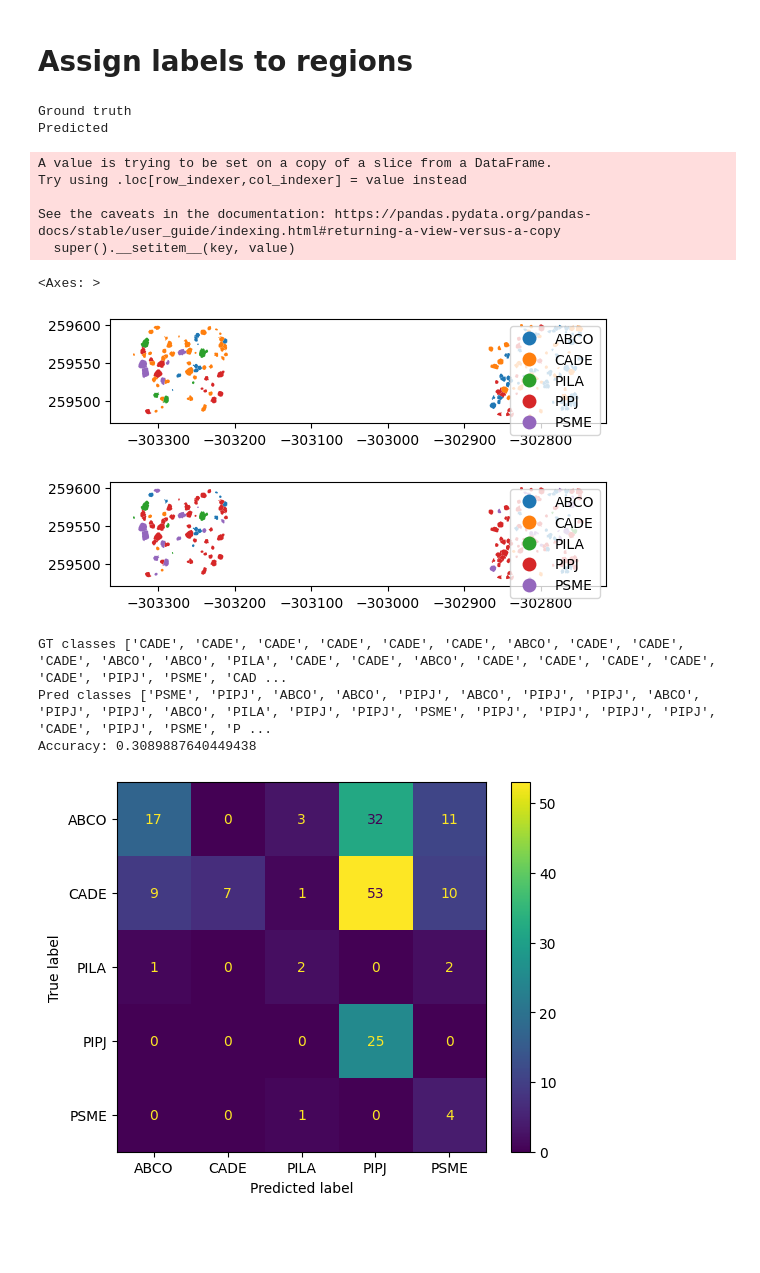
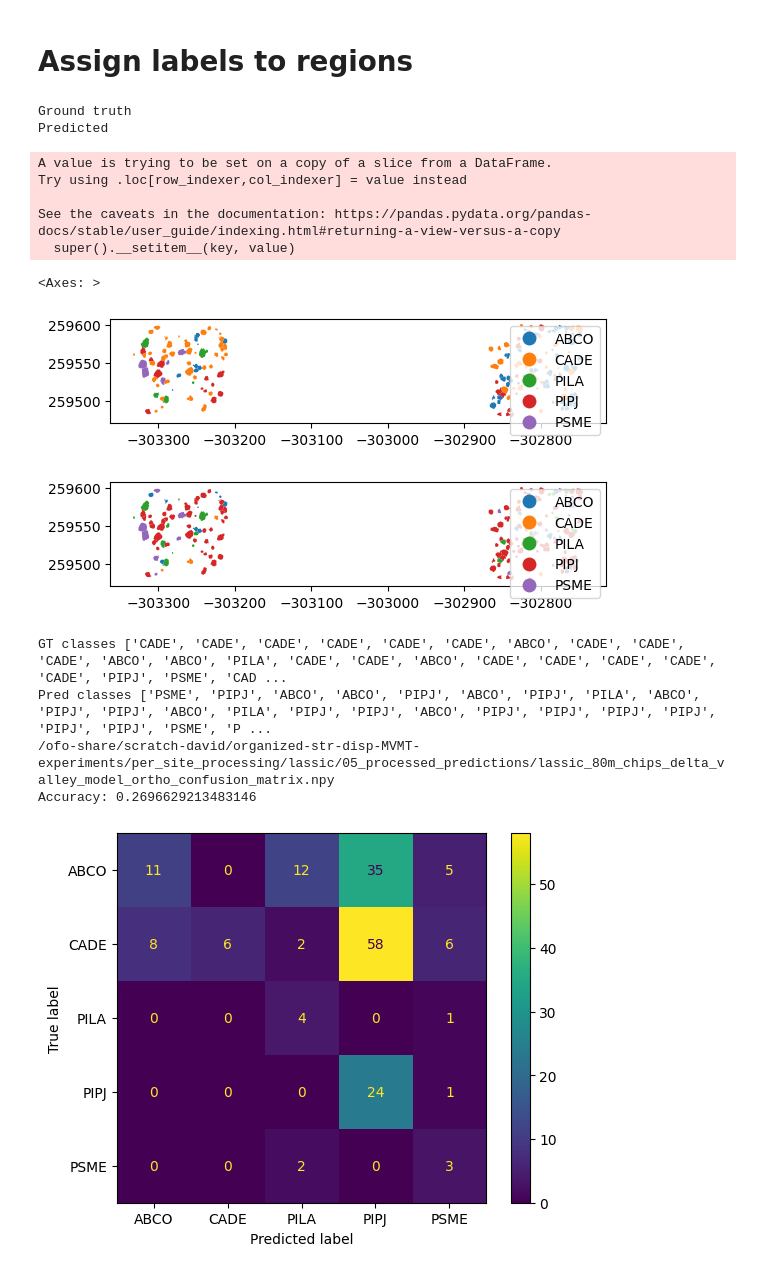
Before and after one commit to russelldj/str-disp-experiments, a Jupyter notebook: scripts/ortho/3_inference/3_inference_ortho_lassic.ipynb, the cells around one changed output. Saved outputs shown, nothing was run; the diff lists cells and outputs as text; code cells hidden in the pictures; blank space fills up the shorter version.

Commit message:
Add old ortho inference

```diff
--- a/scripts/ortho/3_inference/3_inference_ortho_lassic.ipynb
+++ b/scripts/ortho/3_inference/3_inference_ortho_lassic.ipynb
@@ -44,7 +44,7 @@ from constants import (
 # Define constants
 # %%
 INFERENCE_SITE = "lassic"
-training_sites = sorted(["chips", "delta"])
+training_sites = sorted(["chips", "delta", "valley"])
 # %%
 logging.basicConfig(level="INFO")
 # %%
@@ -170,29 +170,31 @@ See the caveats in the documentation: https://pandas.pydata.org/pandas-docs/stab
   super().__setitem__(key, value)
 <Axes: >
 [figure]
-[figure, old version]
+[figure, new version]
 # %%
-NUMPY_EXPORT_CONFUSION_MATRIX_FILE = get_numpy_export_confusion_matrix_file(
-    inference_site=INFERENCE_SITE, is_ortho=True
+NUMPY_EXPORT_CONFUSION_MATRIX_FILE = get_numpy_export_cf_filename(
+    prediction_site_name=INFERENCE_SITE, training_sites=training_sites, is_ortho=True
 )
 FIGURE_EXPORT_CONFUSION_MATRIX_FILE = get_figure_export_confusion_matrix_file(
     inference_site=INFERENCE_SITE, is_ortho=True
 )
 
 gt_list = site_gdf[LABELS_COLUMN].tolist()
 pred_list = site_gdf["pred_class"].tolist()
 print(f"GT classes {gt_list}")
 print(f"Pred classes {pred_list}")
 
 # export and show
 cf, classess, accuracy = compute_and_show_cf(
     pred_labels=pred_list, gt_labels=gt_list, labels=list(IDS_TO_LABELS.values()),
     savefile=FIGURE_EXPORT_CONFUSION_MATRIX_FILE,
 )
+print(NUMPY_EXPORT_CONFUSION_MATRIX_FILE)
 np.save(NUMPY_EXPORT_CONFUSION_MATRIX_FILE, cf)
 print(f"Accuracy: {accuracy}")
 # %% [output]
 GT classes ['CADE', 'CADE', 'CADE', 'CADE', 'CADE', 'CADE', 'ABCO', 'CADE', 'CADE', 'CADE', 'ABCO', 'ABCO', 'PILA', 'CADE', 'CADE', 'ABCO', 'CADE', 'CADE', 'CADE', 'CADE', 'CADE', 'PIPJ', 'PSME', 'CAD ...
-Pred classes ['PSME', 'PIPJ', 'ABCO', 'ABCO', 'PIPJ', 'ABCO', 'PIPJ', 'PIPJ', 'ABCO', 'PIPJ', 'PIPJ', 'ABCO', 'PILA', 'PIPJ', 'PIPJ', 'PSME', 'PIPJ', 'PIPJ', 'PIPJ', 'PIPJ', 'CADE', 'PIPJ', 'PSME', 'P ...
-Accuracy: 0.3089887640449438
+Pred classes ['PSME', 'PIPJ', 'ABCO', 'ABCO', 'PIPJ', 'ABCO', 'PIPJ', 'PILA', 'ABCO', 'PIPJ', 'PIPJ', 'ABCO', 'PILA', 'PIPJ', 'PIPJ', 'ABCO', 'PIPJ', 'PIPJ', 'PIPJ', 'PIPJ', 'PIPJ', 'PIPJ', 'PSME', 'P ...
+/ofo-share/scratch-david/organized-str-disp-MVMT-experiments/per_site_processing/lassic/05_processed_predictions/lassic_80m_chips_delta_valley_model_ortho_confusion_matrix.npy
+Accuracy: 0.2696629213483146
-[figure, old version]
+[figure, new version]
```
Also changed, not shown: parts of 5 cells of this notebook, 3 other files.
